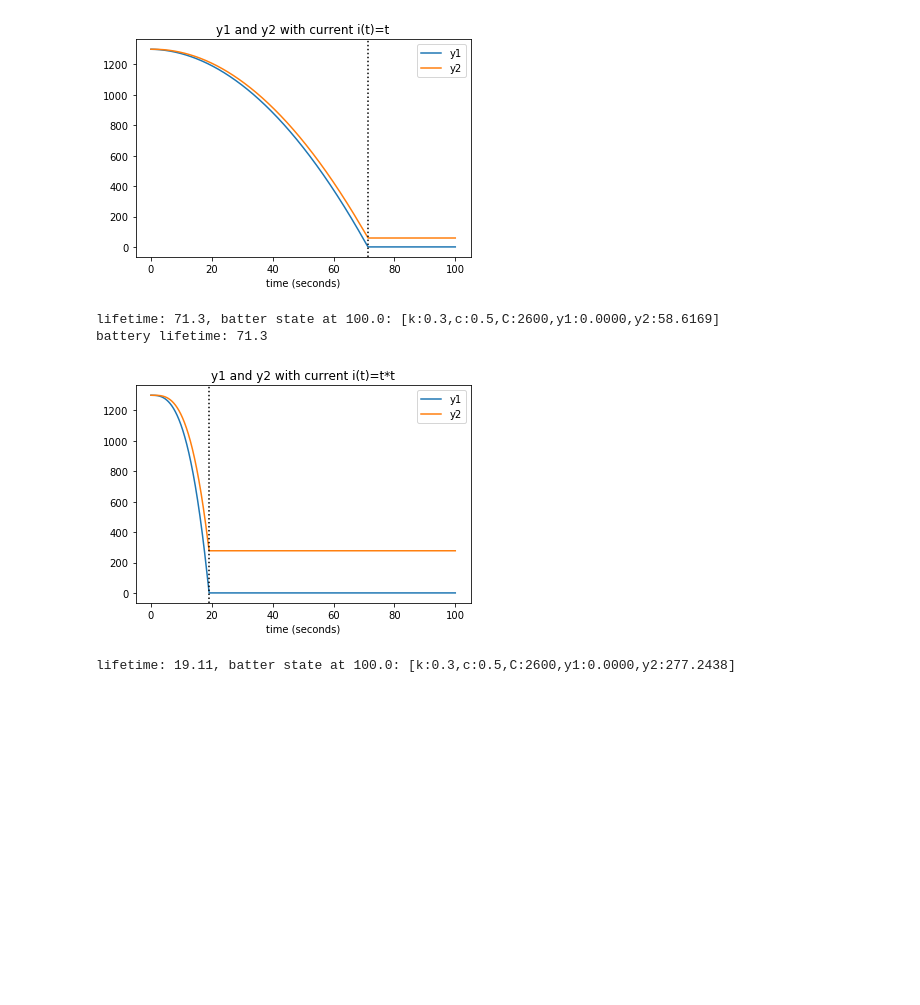
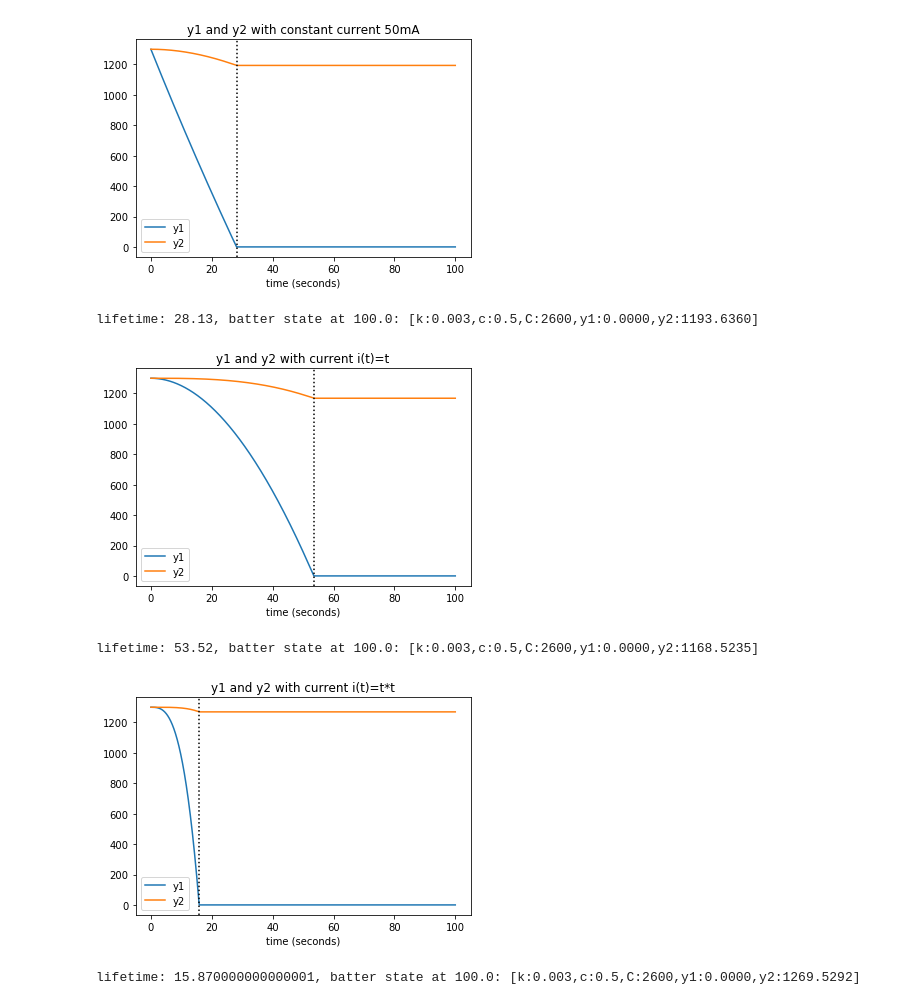
Before and after one commit to sajadshah/kibam, a Jupyter notebook: simulation.ipynb, the cells around one changed output. Drawn from its saved outputs; the diff is of its cells as text; code cells hidden in the pictures; blank space fills up the shorter version.

```diff
--- a/simulation.ipynb
+++ b/simulation.ipynb
@@ -99 +93,7 @@ dt = 0.01 # time step in seconds
+# %%
+dt = 0.01 # time step in seconds
+
+i_t_constant = lambda t:50 # mA constant current
+i_t_linear = (lambda t: (t)) # linearly increasing current
+i_t_quad = (lambda t: (t*t)) # quadraticly increasing current
 # %%
@@ -111,18 +123,23 @@ lifetime: 51.17, batter state at 100.0: [k:0.3,c:0.5,C:2600,y1:0.0000,y2:41.5833
-# %%
-battery.set_charge_full()
-i_t = (lambda t: (t)) # linearly increasing current
-lifetime, timesteps, y1_history, y2_history = battery.simulate_discharge(0, 100, dt, i_t,
-                                                                         "y1 and y2 with current i(t)=t", verbose=1)
-print(f"battery lifetime: {lifetime}")
-# %% [output]
-[figure, removed]
-lifetime: 71.3, batter state at 100.0: [k:0.3,c:0.5,C:2600,y1:0.0000,y2:58.6169]
-battery lifetime: 71.3
-# %%
-battery.set_charge_full()
-i_t = (lambda t: (t*t)) # quadraticly increasing current
-lifetime, timesteps, y1_history, y2_history = battery.simulate_discharge(0, 100, dt, i_t,
-                                                                         "y1 and y2 with current i(t)=t*t", verbose=1)
-# %% [output]
-[figure, removed]
-lifetime: 19.11, batter state at 100.0: [k:0.3,c:0.5,C:2600,y1:0.0000,y2:277.2438]
+# %%
+battery = Battery(k=0.003, c=0.5, C=2600)
+
+battery.set_charge_full()
+lifetime, timesteps, y1_history, y2_history = battery.simulate_discharge(0, 100, dt, i_t_constant,
+                                                                         simulation_name="y1 and y2 with constant current 50mA",
+                                                                         verbose=1)
+
+battery.set_charge_full()
+lifetime, timesteps, y1_history, y2_history = battery.simulate_discharge(0, 100, dt, i_t_linear,
+                                                                         "y1 and y2 with current i(t)=t", verbose=1)
+
+
+battery.set_charge_full()
+lifetime, timesteps, y1_history, y2_history = battery.simulate_discharge(0, 100, dt, i_t_quad,
+                                                                         "y1 and y2 with current i(t)=t*t", verbose=1)
+# %% [output]
+[figure, added]
+lifetime: 28.13, batter state at 100.0: [k:0.003,c:0.5,C:2600,y1:0.0000,y2:1193.6360]
+[figure, added]
+lifetime: 53.52, batter state at 100.0: [k:0.003,c:0.5,C:2600,y1:0.0000,y2:1168.5235]
+[figure, added]
+lifetime: 15.870000000000001, batter state at 100.0: [k:0.003,c:0.5,C:2600,y1:0.0000,y2:1269.5292]
```
Also changed, not shown: parts of 3 cells of this notebook.
